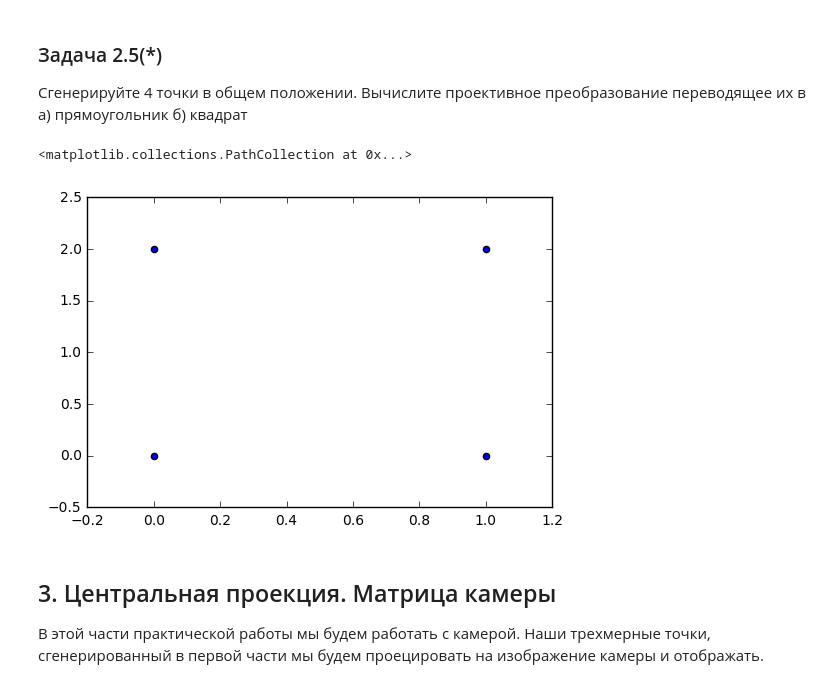
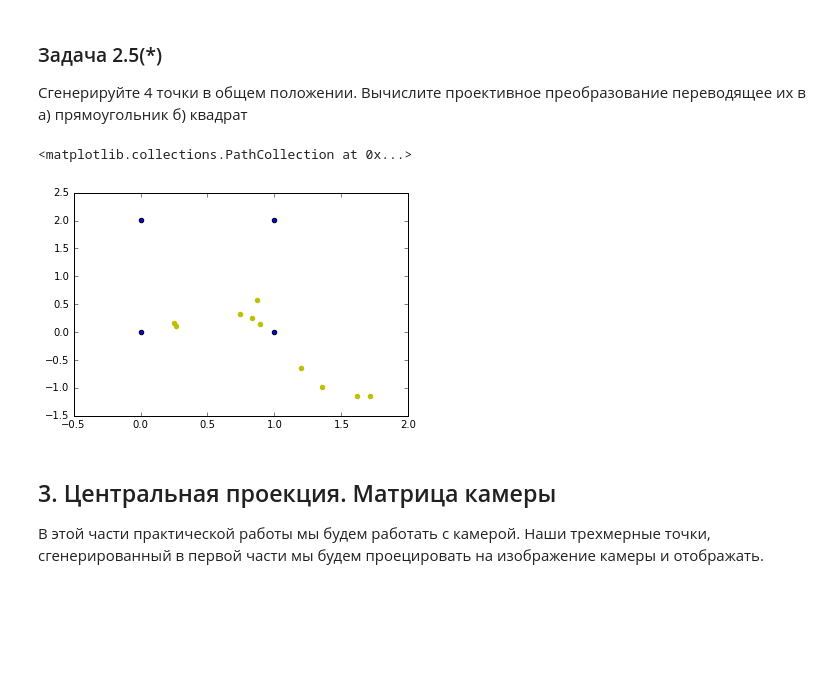
Before and after one commit to vicproon/camgeom, a Jupyter notebook: notebooks/geometry_and_monocular.ipynb, the cells around one changed output. Saved outputs shown, nothing was run; the diff lists cells and outputs as text; code cells hidden in the pictures; blank space fills up the shorter version.

```diff
--- a/notebooks/geometry_and_monocular.ipynb
+++ b/notebooks/geometry_and_monocular.ipynb
@@ -143,6 +164,7 @@ def transform(points, mat):
     return make_normal(np.array([mat.dot(point) for point in homogeneous_points]))
 # %%
 points = np.random.multivariate_normal(np.zeros(2), np.eye(2), 4)
+additional_points = np.random.multivariate_normal(np.zeros(2), np.eye(2), 10)
 print points
 if (False):
     transform_mtx = np.random.rand(3, 3)
@@ -166,33 +194,35 @@ plt.scatter(transformed_points[:,0], transformed_points[:,1], color='r')
 # %%
 # Consider 4 points stored in 'points'
 x=1 # Rect coordinates
 y=2 # y=x for square case
 rect_points = np.array([[0,0], [x,0],[x,y],[0,y]])
 A_mat = np.array([
         [0,0,0,0,-x,0,1,0,0],
         [-x,0,0,0,0,0,points[1][0],0,0],
         [0,0,-x,0,0,0,points[1][1],0,0],
         [-x,-y,0,0,0,0,0,points[2][0],0],
         [0,0,-x,-y,0,0,0,points[2][1],0],
         [0,0,0,0,-x,-y,0,1,0],
         [0,-y,0,0,0,0,0,0,points[3][0]],
         [0,0,0,-y,0,0,0,0,points[3][1]],
         [0,0,0,0,0,-y,0,0,1]])
 b = [1,points[0][0], points[0][1], points[0][0], points[0][1], 1, points[0][0], points[0][1], 1]
 s = np.linalg.solve(A_mat, b)[:6] # need only a11 a12 a21...a32
 rect_to_points_mtx = np.array([[s[0],s[1],points[0][0]],[s[2],s[3],points[0][1]], [s[4],s[5],1]])
 
 transformed_rect = transform(rect_points, rect_to_points_mtx)
 assert np.allclose(transformed_rect, points)
 # Now to get transform from rand points to rect points let's apply inversioin
 needed_mtx = np.linalg.inv(rect_to_points_mtx)
 transformed_rand_points = transform(points, needed_mtx)
+transformed_additional_points = transform(additional_points, needed_mtx)
 assert np.allclose(rect_points, transformed_rand_points)
 
 plt.scatter(transformed_rand_points[:,0], transformed_rand_points[:,1])
+plt.scatter(transformed_additional_points[:,0], transformed_additional_points[:,1], color='y')
 # %% [output]
 <matplotlib.collections.PathCollection at 0x...>
-[figure, old version]
+[figure, new version]
 # %% [markdown]
 ## 3. Центральная проекция. Матрица камеры
 В этой части практической работы мы будем работать с камерой.
```
Also changed, not shown: parts of 15 cells of this notebook, 1 other file.
